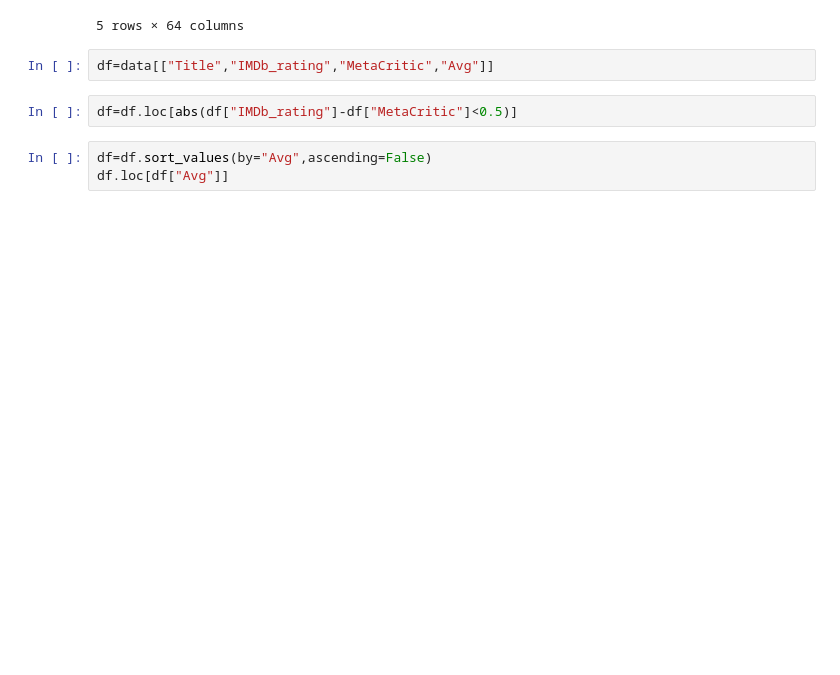
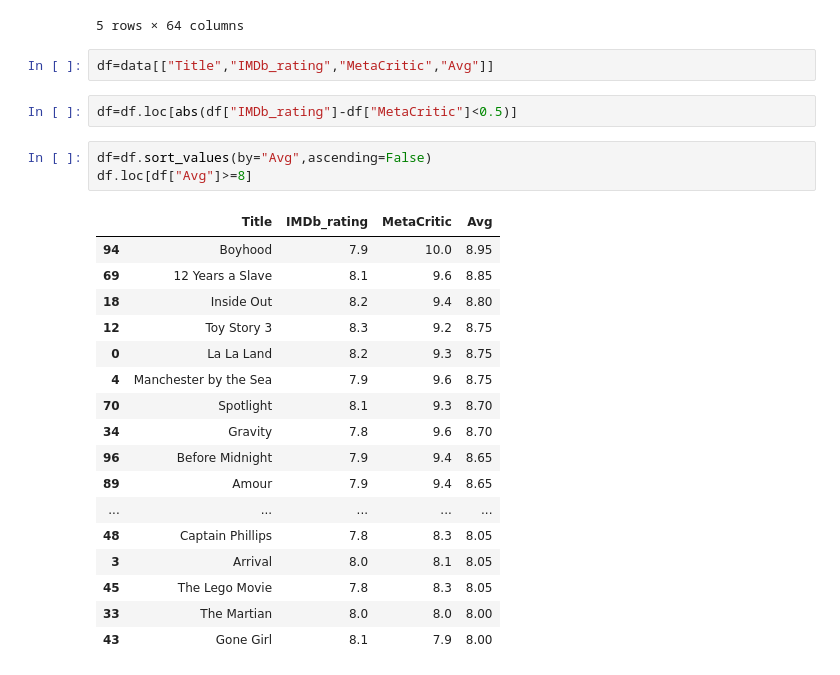
Before and after one commit to TenoNadar/Movie-Ratings, a Jupyter notebook: Movie Ratings.ipynb, the cells around one changed output. Drawn from its saved outputs; the diff is of its cells as text; blank space fills up the shorter version.

```diff
--- a/Movie Ratings.ipynb
+++ b/Movie Ratings.ipynb
@@ -130,4 +130,22 @@ df=data[["Title","IMDb_rating","MetaCritic","Avg"]]
 df=df.loc[abs(df["IMDb_rating"]-df["MetaCritic"]<0.5)]
 # %%
 df=df.sort_values(by="Avg",ascending=False)
-df.loc[df["Avg"]]
+df.loc[df["Avg"]>=8]
+# %% [output]
+|  | Title | IMDb_rating | MetaCritic | Avg |
+| 94 | Boyhood | 7.9 | 10.0 | 8.95 |
+| 69 | 12 Years a Slave | 8.1 | 9.6 | 8.85 |
+| 18 | Inside Out | 8.2 | 9.4 | 8.80 |
+| 12 | Toy Story 3 | 8.3 | 9.2 | 8.75 |
+| 0 | La La Land | 8.2 | 9.3 | 8.75 |
+| 4 | Manchester by the Sea | 7.9 | 9.6 | 8.75 |
+| 70 | Spotlight | 8.1 | 9.3 | 8.70 |
+| 34 | Gravity | 7.8 | 9.6 | 8.70 |
+| 96 | Before Midnight | 7.9 | 9.4 | 8.65 |
+| 89 | Amour | 7.9 | 9.4 | 8.65 |
+| ... | ... | ... | ... | ... |
+| 48 | Captain Phillips | 7.8 | 8.3 | 8.05 |
+| 3 | Arrival | 8.0 | 8.1 | 8.05 |
+| 45 | The Lego Movie | 7.8 | 8.3 | 8.05 |
+| 33 | The Martian | 8.0 | 8.0 | 8.00 |
+| 43 | Gone Girl | 8.1 | 7.9 | 8.00 |
```
